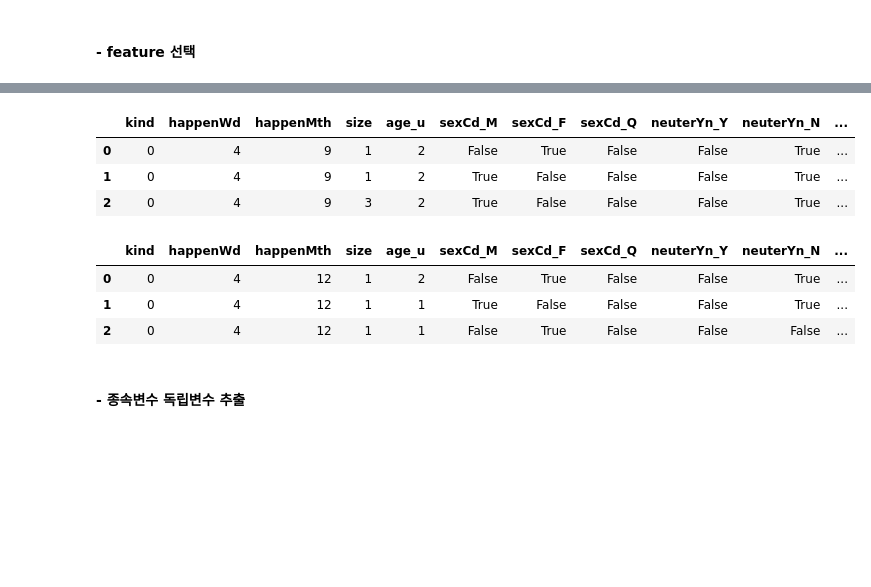
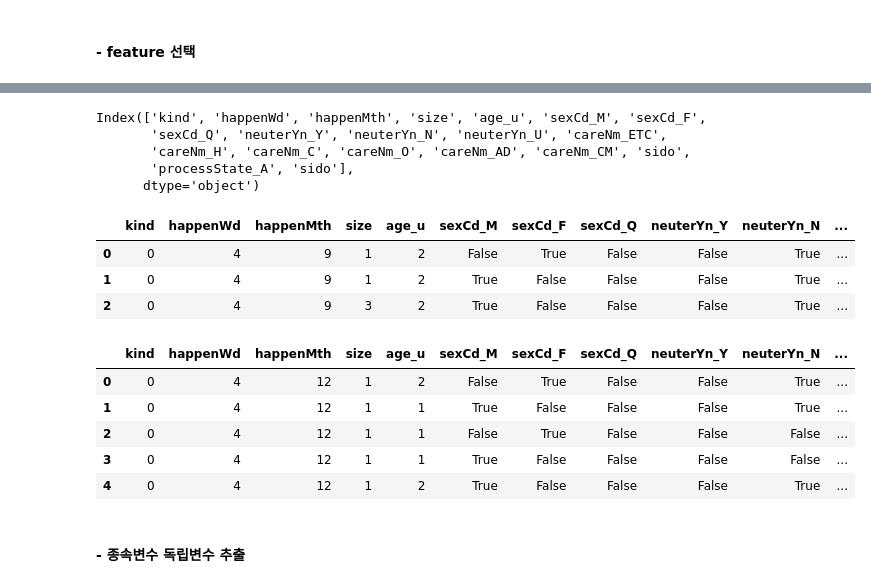
Before and after one commit to SINAEEE/BigdataProject_AbandonedAnimal, a Jupyter notebook: analyze/test_vol4/analyze_total_vol4.ipynb, the cells around one changed output, grey strips where cells are left out. Cells and saved outputs as stored; diff of their text form; code cells hidden in the pictures; blank space fills up the shorter version.

```diff
--- a/analyze/test_vol4/analyze_total_vol4.ipynb
+++ b/analyze/test_vol4/analyze_total_vol4.ipynb
@@ -587,3 +501,11 @@ df_Pre.head(3)
+# %%
+df_A.columns
+# %% [output]
+Index(['kind', 'happenWd', 'happenMth', 'size', 'age_u', 'sexCd_M', 'sexCd_F',
+       'sexCd_Q', 'neuterYn_Y', 'neuterYn_N', 'neuterYn_U', 'careNm_ETC',
+       'careNm_H', 'careNm_C', 'careNm_O', 'careNm_AD', 'careNm_CM', 'sido',
+       'processState_A', 'sido'],
+      dtype='object')
 # %%
 dft_Pre.head(3)
 # %% [output]
@@ -592,9 +514,11 @@ dft_Pre.head(3)
 | 1 | 0 | 4 | 9 | 1 | 2 | True | False | False | False | True | ... |
 | 2 | 0 | 4 | 9 | 3 | 2 | True | False | False | False | True | ... |
 # %%
-df_A.head(3)
+df_A.head()
 # %% [output]
 |  | kind | happenWd | happenMth | size | age_u | sexCd_M | sexCd_F | sexCd_Q | neuterYn_Y | neuterYn_N | ... |
 | 0 | 0 | 4 | 12 | 1 | 2 | False | True | False | False | True | ... |
 | 1 | 0 | 4 | 12 | 1 | 1 | True | False | False | False | True | ... |
 | 2 | 0 | 4 | 12 | 1 | 1 | False | True | False | False | False | ... |
+| 3 | 0 | 4 | 12 | 1 | 1 | True | False | False | False | False | ... |
+| 4 | 0 | 4 | 12 | 1 | 2 | True | False | False | False | True | ... |
```
Also changed, not shown: parts of 17 cells of this notebook, 3 other files.
